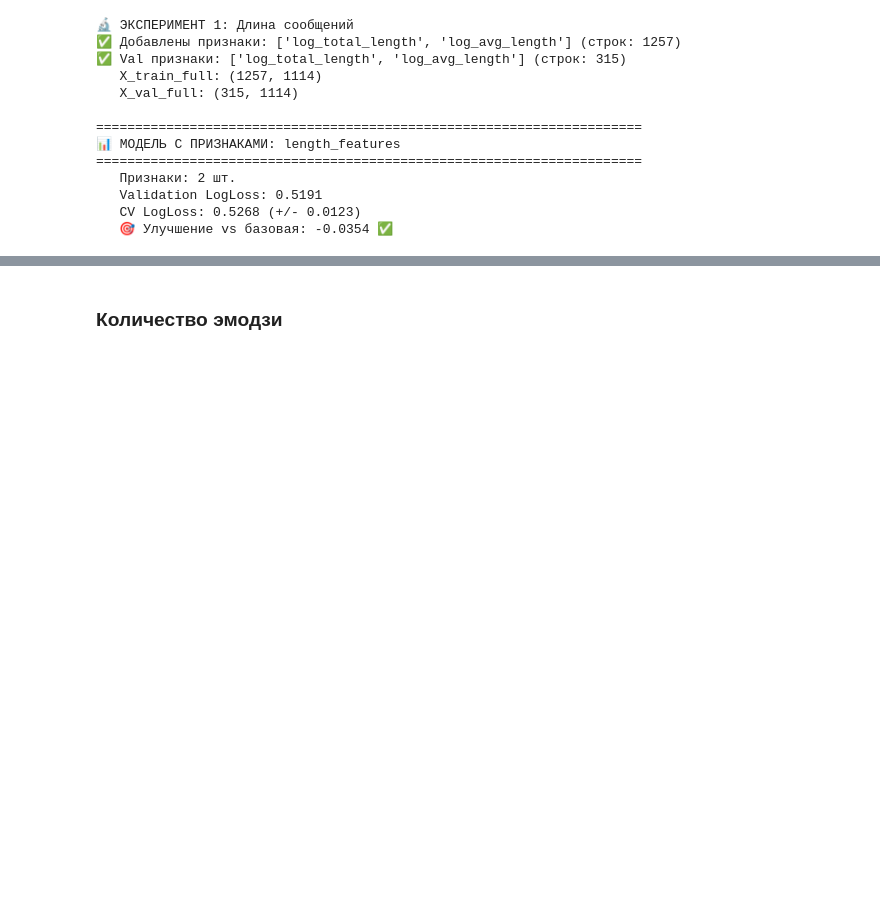
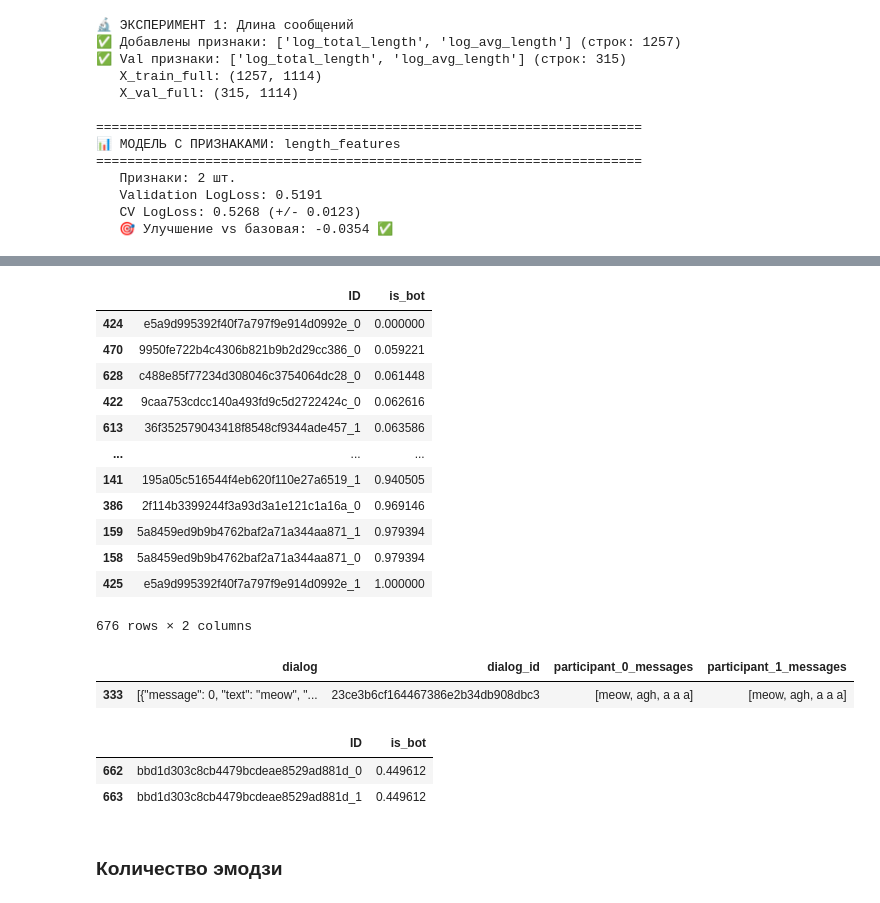
Before and after one commit to skytecat/YouAreBot, a Jupyter notebook: YouAreBot.ipynb, the cells around one changed output, grey strips where cells are left out. Drawn from its saved outputs; the diff is of its cells as text; code cells hidden in the pictures; blank space fills up the shorter version.

```diff
--- a/YouAreBot.ipynb
+++ b/YouAreBot.ipynb
@@ -3447,3 +3794,30 @@ result_1 = evaluate_feature_set(
+# %%
+pd.read_csv('submission_modified.csv').sort_values('is_bot')
+# %% [output]
+|  | ID | is_bot |
+| 424 | e5a9d995392f40f7a797f9e914d0992e_0 | 0.000000 |
+| 470 | 9950fe722b4c4306b821b9b2d29cc386_0 | 0.059221 |
+| 628 | c488e85f77234d308046c3754064dc28_0 | 0.061448 |
+| 422 | 9caa753cdcc140a493fd9c5d2722424c_0 | 0.062616 |
+| 613 | 36f352579043418f8548cf9344ade457_1 | 0.063586 |
+| ... | ... | ... |
+| 141 | 195a05c516544f4eb620f110e27a6519_1 | 0.940505 |
+| 386 | 2f114b3399244f3a93d3a1e121c1a16a_0 | 0.969146 |
+| 159 | 5a8459ed9b9b4762baf2a71a344aa871_1 | 0.979394 |
+| 158 | 5a8459ed9b9b4762baf2a71a344aa871_0 | 0.979394 |
+| 425 | e5a9d995392f40f7a797f9e914d0992e_1 | 1.000000 |
+676 rows × 2 columns
+# %%
+test_df.query('dialog_id == "23ce3b6cf164467386e2b34db908dbc3"')
+# %% [output]
+|  | dialog | dialog_id | participant_0_messages | participant_1_messages |
+| 333 | [{"message": 0, "text": "meow", "... | 23ce3b6cf164467386e2b34db908dbc3 | [meow, agh, a a a] | [meow, agh, a a a] |
+# %%
+pd.read_csv('submission_length_features.csv').query('ID in ("bbd1d303c8cb4479bcdeae8529ad881d_0", "bbd1d303c8cb4479bcdeae8529ad881d_1")')
+# %% [output]
+|  | ID | is_bot |
+| 662 | bbd1d303c8cb4479bcdeae8529ad881d_0 | 0.449612 |
+| 663 | bbd1d303c8cb4479bcdeae8529ad881d_1 | 0.449612 |
 # %% [markdown]
 ### Количество эмодзи
 # %%
```
Also changed, not shown: parts of 15 cells of this notebook.
